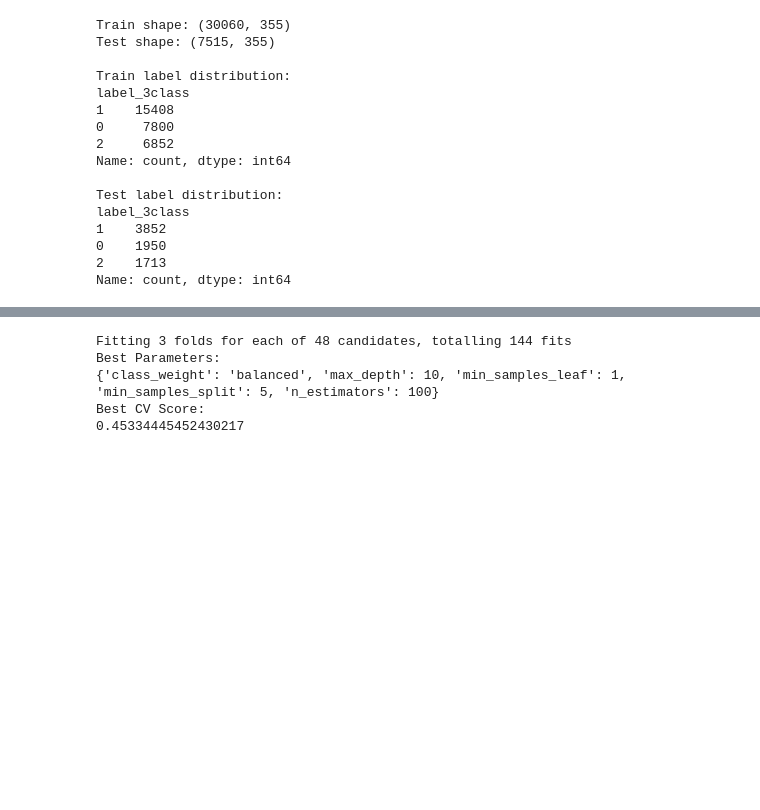
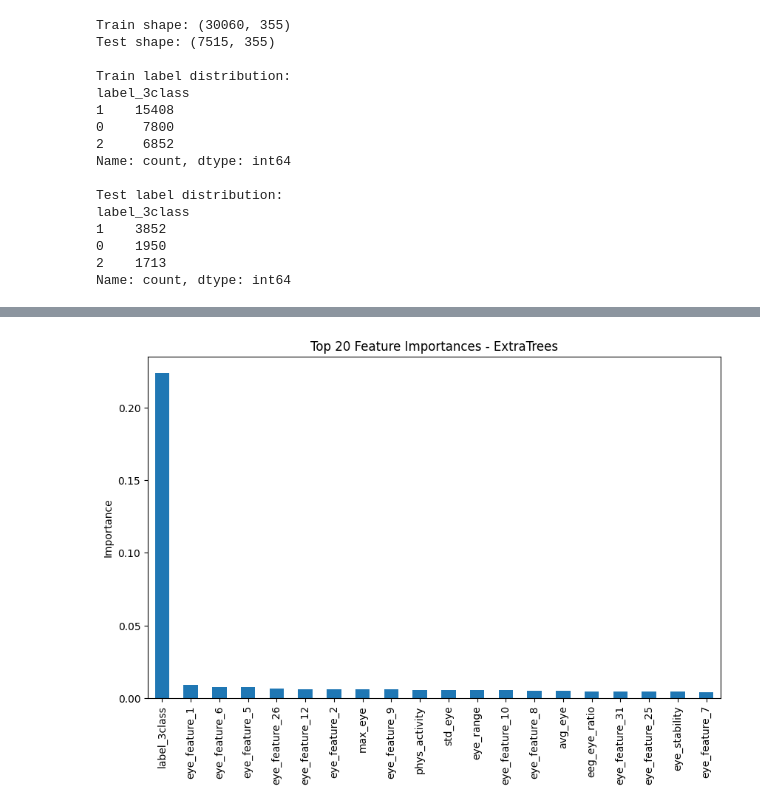
Before and after one commit to Gresita/NeuroSense, a Jupyter notebook: classification/random_forest.ipynb, the cells around one changed output, grey strips where cells are left out. Saved outputs shown, nothing was run; the diff lists cells and outputs as text; code cells hidden in the pictures; blank space fills up the shorter version.

```diff
--- a/classification/random_forest.ipynb
+++ b/classification/random_forest.ipynb
@@ -32,16 +42,11 @@ print(df.head())
 # %%
-# 3. Mapping nga 4 klasa në 3 klasa
+X = df.drop(columns=["label", "subject", "session", "trial", "sample"])
+X = X.select_dtypes(include=["number"])
 
-def map_emotion(label):
-    if label == 0:
-        return 0   # Neutral
-    elif label in [1, 2]:
-        return 1   # Negative
-    elif label == 3:
-        return 2   # Positive
+y = df["label"]
+groups = df["subject"]
 
-df["label_3class"] = df["label"].apply(map_emotion)
-
-print(df["label"].value_counts())
-print(df["label_3class"].value_counts())
+print("Features:", X.shape)
+print("Labels:")
+print(y.value_counts())
 # %% [output]
@@ -244,37 +243,10 @@ plt.show()
 # %%
-# 11. Hyperparameter Tuning për Random Forest
-
-param_grid = {
-    "n_estimators": [100, 200],
-    "max_depth": [10, 20, None],
-    "min_samples_split": [2, 5],
-    "min_samples_leaf": [1, 2],
-    "class_weight": [None, "balanced"]
-}
-
-grid_search_rf = GridSearchCV(
-    estimator=RandomForestClassifier(
-        random_state=42,
-        n_jobs=-1
-    ),
-    param_grid=param_grid,
-    cv=3,
-    scoring="f1_weighted",
-    n_jobs=-1,
-    verbose=2
-)
-
-grid_search_rf.fit(X_train, y_train)
-
-print("Best Parameters:")
-print(grid_search_rf.best_params_)
-
-print("Best CV Score:")
-print(grid_search_rf.best_score_)
+plt.figure(figsize=(10, 6))
+importances.head(20).plot(kind="bar")
+plt.title("Top 20 Feature Importances - ExtraTrees")
+plt.ylabel("Importance")
+plt.xticks(rotation=90)
+plt.show()
 # %% [output]
-Fitting 3 folds for each of 48 candidates, totalling 144 fits
-Best Parameters:
-{'class_weight': 'balanced', 'max_depth': 10, 'min_samples_leaf': 1, 'min_samples_split': 5, 'n_estimators': 100}
-Best CV Score:
-0.45334445452430217
+[figure, added]
 # %%
```
Also changed, not shown: parts of 17 cells of this notebook, 3 other files.
